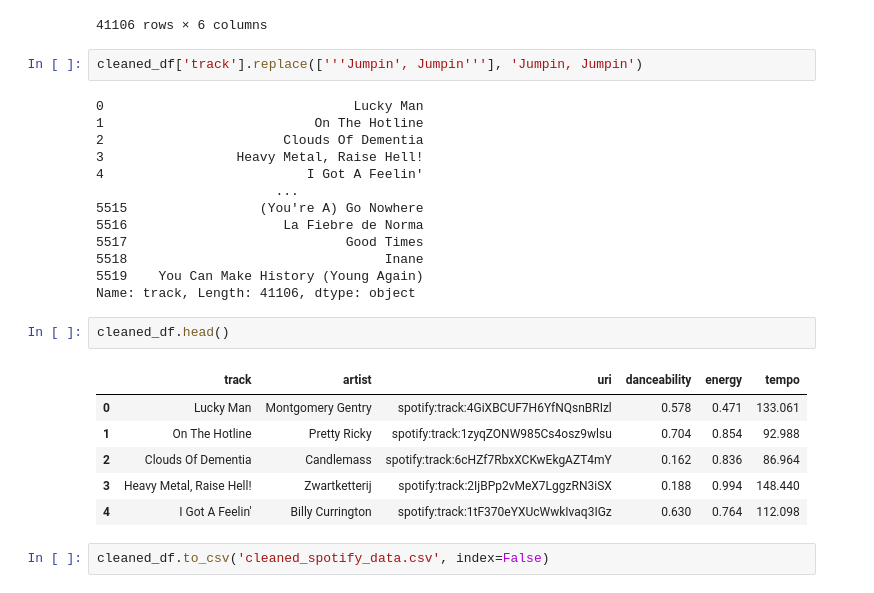
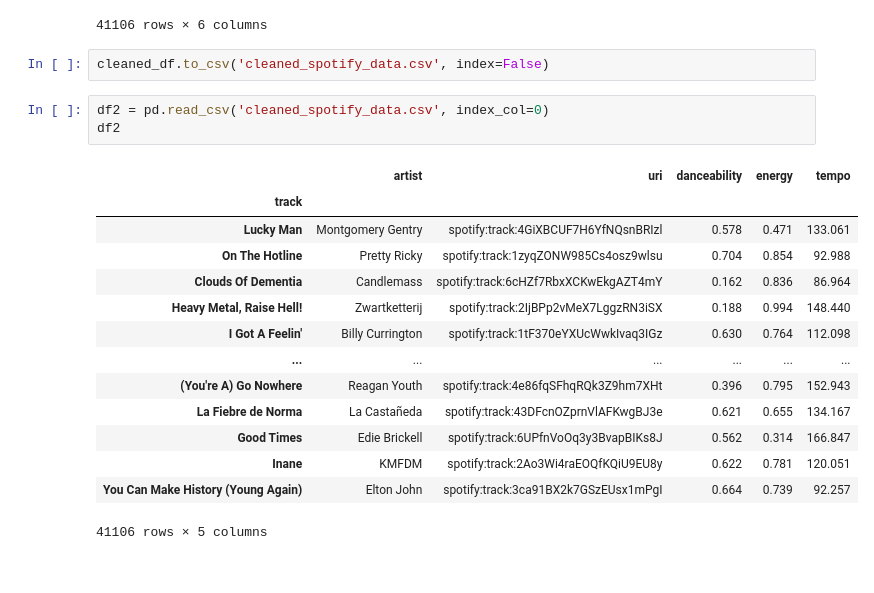
Before and after one commit to wtpowell/Spotify_Predictor, a Jupyter notebook: Cleaned_Spotify_Dataset.ipynb, the cells around one changed output. Cells and saved outputs as stored; diff of their text form.

```diff
--- a/Cleaned_Spotify_Dataset.ipynb
+++ b/Cleaned_Spotify_Dataset.ipynb
@@ -137,29 +137,23 @@ cleaned_df
 | 5518 | Inane | KMFDM | spotify:track:2Ao3Wi4raEOQfKQiU9EU8y | 0.622 | 0.781 | 120.051 |
 | 5519 | You Can Make History (Young Again) | Elton John | spotify:track:3ca91BX2k7GSzEUsx1mPgI | 0.664 | 0.739 | 92.257 |
 41106 rows × 6 columns
-# %%
-cleaned_df['track'].replace(['''Jumpin', Jumpin'''], 'Jumpin, Jumpin')
-# %% [output]
-0                                Lucky Man
-1                           On The Hotline
-2                       Clouds Of Dementia
-3                 Heavy Metal, Raise Hell!
-4                          I Got A Feelin'
-                       ...
-5515                 (You're A) Go Nowhere
-5516                    La Fiebre de Norma
-5517                            Good Times
-5518                                 Inane
-5519    You Can Make History (Young Again)
-Name: track, Length: 41106, dtype: object
-# %%
-cleaned_df.head()
-# %% [output]
-|  | track | artist | uri | danceability | energy | tempo |
-| 0 | Lucky Man | Montgomery Gentry | spotify:track:4GiXBCUF7H6YfNQsnBRIzl | 0.578 | 0.471 | 133.061 |
-| 1 | On The Hotline | Pretty Ricky | spotify:track:1zyqZONW985Cs4osz9wlsu | 0.704 | 0.854 | 92.988 |
-| 2 | Clouds Of Dementia | Candlemass | spotify:track:6cHZf7RbxXCKwEkgAZT4mY | 0.162 | 0.836 | 86.964 |
-| 3 | Heavy Metal, Raise Hell! | Zwartketterij | spotify:track:2IjBPp2vMeX7LggzRN3iSX | 0.188 | 0.994 | 148.440 |
-| 4 | I Got A Feelin' | Billy Currington | spotify:track:1tF370eYXUcWwkIvaq3IGz | 0.630 | 0.764 | 112.098 |
 # %%
 cleaned_df.to_csv('cleaned_spotify_data.csv', index=False)
+# %%
+df2 = pd.read_csv('cleaned_spotify_data.csv', index_col=0)
+df2
+# %% [output]
+|  | artist | uri | danceability | energy | tempo |
+| track |  |  |  |  |  |
+| Lucky Man | Montgomery Gentry | spotify:track:4GiXBCUF7H6YfNQsnBRIzl | 0.578 | 0.471 | 133.061 |
+| On The Hotline | Pretty Ricky | spotify:track:1zyqZONW985Cs4osz9wlsu | 0.704 | 0.854 | 92.988 |
+| Clouds Of Dementia | Candlemass | spotify:track:6cHZf7RbxXCKwEkgAZT4mY | 0.162 | 0.836 | 86.964 |
+| Heavy Metal, Raise Hell! | Zwartketterij | spotify:track:2IjBPp2vMeX7LggzRN3iSX | 0.188 | 0.994 | 148.440 |
+| I Got A Feelin' | Billy Currington | spotify:track:1tF370eYXUcWwkIvaq3IGz | 0.630 | 0.764 | 112.098 |
+| ... | ... | ... | ... | ... | ... |
+| (You're A) Go Nowhere | Reagan Youth | spotify:track:4e86fqSFhqRQk3Z9hm7XHt | 0.396 | 0.795 | 152.943 |
+| La Fiebre de Norma | La Castañeda | spotify:track:43DFcnOZprnVlAFKwgBJ3e | 0.621 | 0.655 | 134.167 |
+| Good Times | Edie Brickell | spotify:track:6UPfnVoOq3y3BvapBIKs8J | 0.562 | 0.314 | 166.847 |
+| Inane | KMFDM | spotify:track:2Ao3Wi4raEOQfKQiU9EU8y | 0.622 | 0.781 | 120.051 |
+| You Can Make History (Young Again) | Elton John | spotify:track:3ca91BX2k7GSzEUsx1mPgI | 0.664 | 0.739 | 92.257 |
+41106 rows × 5 columns
```
Also changed, not shown: parts of 1 cell of this notebook, 1 other file.
